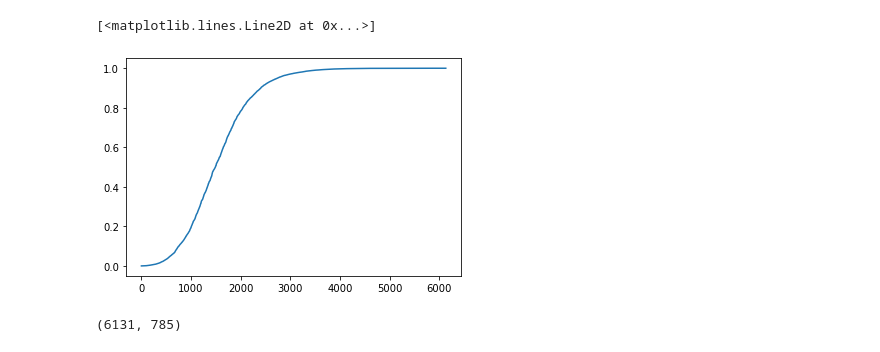
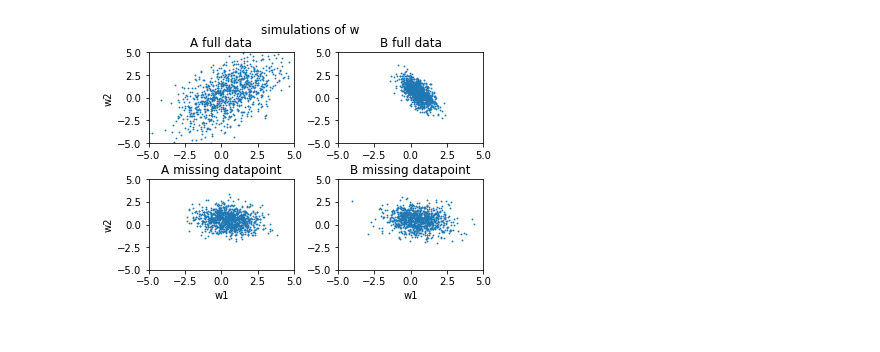
Before and after one commit to ssuidman/neurophysics, a Jupyter notebook: test_jupyter_notebook.ipynb, the cells around one changed output. Cells and saved outputs as stored; diff of their text form; code cells hidden in the pictures.

```diff
--- a/test_jupyter_notebook.ipynb
+++ b/test_jupyter_notebook.ipynb
@@ -52,9 +1,34 @@ w = np.random.normal(0,1,size=X3[0].shape)
-# %%
-plt.plot(np.sort(y(w,X3)))
-# %% [output]
-[<matplotlib.lines.Line2D at 0x...>]
-[figure, removed]
-# %%
-X3.shape
-# %% [output]
-(6131, 785)
+# %%
+import numpy as np
+import matplotlib.pyplot as plt
+
+o2 = 1
+N = 1000
+
+#full data
+w0A = np.random.multivariate_normal([1/2,1/2],o2*np.array([[3,2],[2,4]]),size=N)
+w0B = np.random.multivariate_normal([1/2,1/2],o2*np.array([[1/3,-1/3],[-1/3,5/6]]),size=N)
+
+#missing one datapoint
+w1A = np.random.multivariate_normal([1/2,1/2],o2*np.array([[1,-1/2],[-1/2,-1/2]]),size=N)
+w1B = np.random.multivariate_normal([1/2,1/2],o2*np.array([[1,-1/2],[-1/2,-1/2]]),size=N)
+
+w = [[w0A,w0B],[w1A,w1B]]
+w_name = [['A full data','B full data'],["A missing datapoint","B missing datapoint"]]
+
+fig, ax = plt.subplots(nrows=2,ncols=2)
+plt.subplots_adjust(wspace=0.3, hspace=0.4)
+for i in range(2):
+    for j in range(2):
+        ax[i][j].scatter(w[i][j].transpose()[0],w[i][j].transpose()[1],s=0.7)
+        ax[i][j].set_title(w_name[i][j])
+        ax[i][j].set_xlim([-5,5])
+        ax[i][j].set_ylim([-5,5])
+        if i==1:
+            ax[i][j].set_xlabel('w1')
+        if j==0:
+            ax[i][j].set_ylabel('w2')
+fig.suptitle('simulations of w')
+fig.show()
+# %% [output]
+[figure, added]
```
Also changed, not shown: parts of 3 cells of this notebook, 3 other files.
